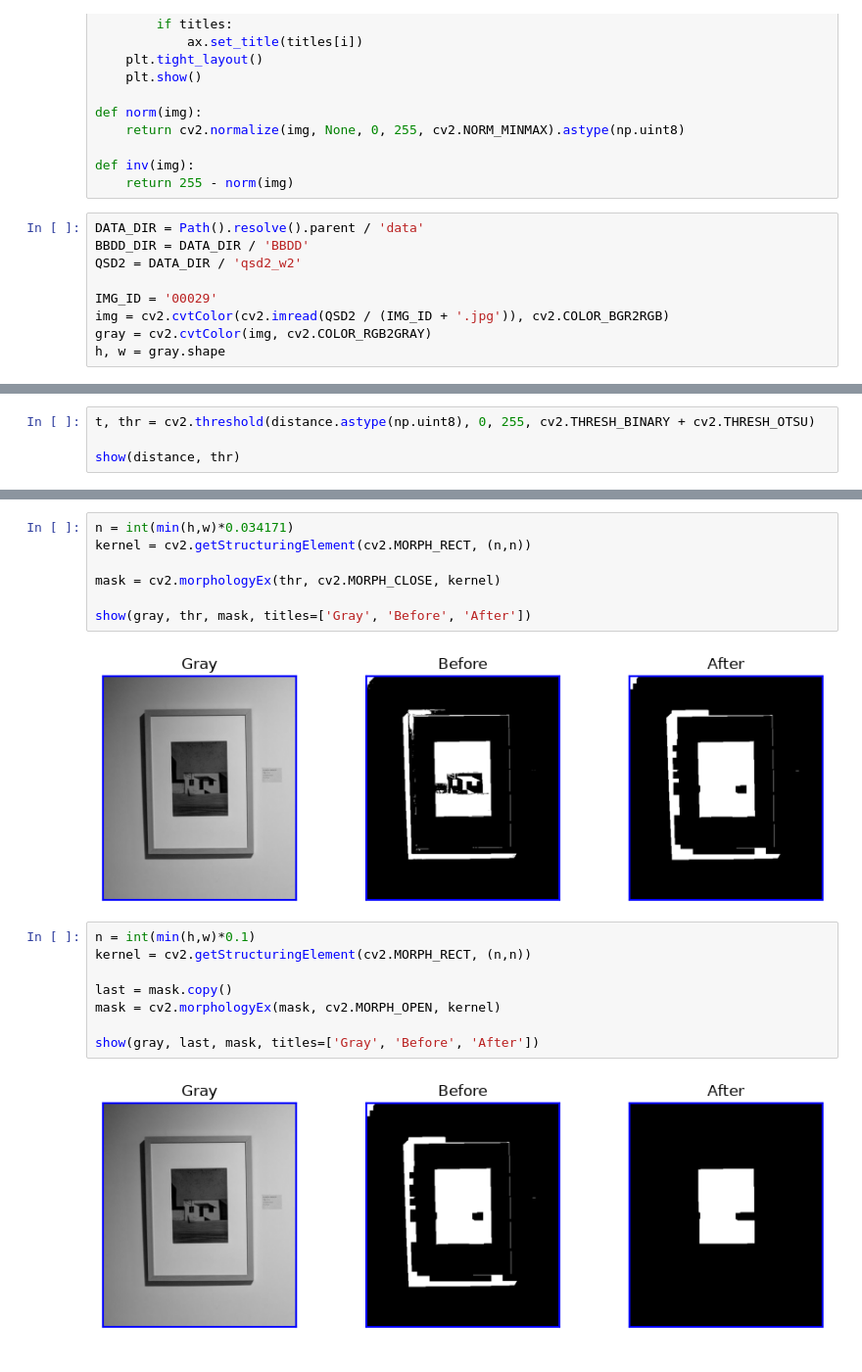
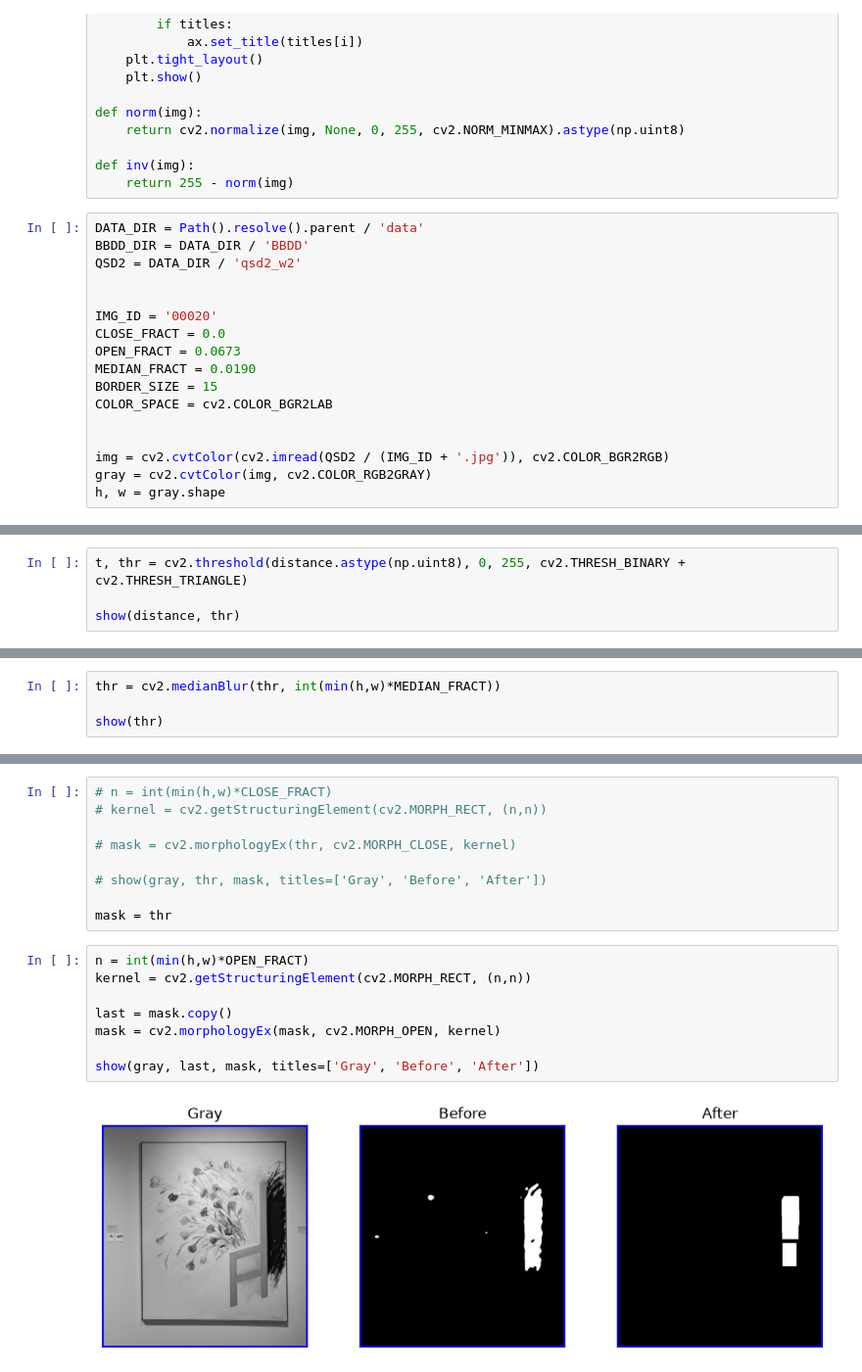
Before and after one commit to MCV-2026-C1-Project/Team6, a Jupyter notebook: w2/dist.ipynb, the cells around one changed output, grey strips where cells are left out. Shown at 98% size. Cells and saved outputs as stored; diff of their text form.

```diff
--- a/w2/dist.ipynb
+++ b/w2/dist.ipynb
@@ -36,7 +36,15 @@ DATA_DIR = Path().resolve().parent / 'data'
 BBDD_DIR = DATA_DIR / 'BBDD'
 QSD2 = DATA_DIR / 'qsd2_w2'
 
-IMG_ID = '00029'
+
+IMG_ID = '00020'
+CLOSE_FRACT = 0.0
+OPEN_FRACT = 0.0673
+MEDIAN_FRACT = 0.0190
+BORDER_SIZE = 15
+COLOR_SPACE = cv2.COLOR_BGR2LAB
+
+
 img = cv2.cvtColor(cv2.imread(QSD2 / (IMG_ID + '.jpg')), cv2.COLOR_BGR2RGB)
 gray = cv2.cvtColor(img, cv2.COLOR_RGB2GRAY)
 h, w = gray.shape
@@ -65,5 +106,5 @@ show(img, distance)
 # %%
-t, thr = cv2.threshold(distance.astype(np.uint8), 0, 255, cv2.THRESH_BINARY + cv2.THRESH_OTSU)
+t, thr = cv2.threshold(distance.astype(np.uint8), 0, 255, cv2.THRESH_BINARY + cv2.THRESH_TRIANGLE)
 
 show(distance, thr)
 # %% [output]
@@ -70,0 +112,4 @@ show(distance, thr)
+# %%
+thr = cv2.medianBlur(thr, int(min(h,w)*MEDIAN_FRACT))
+
+show(thr)
@@ -71,22 +118,22 @@ show(distance, thr)
 # %%
-n = int(min(h,w)*0.034171)
-kernel = cv2.getStructuringElement(cv2.MORPH_RECT, (n,n))
+# n = int(min(h,w)*CLOSE_FRACT)
+# kernel = cv2.getStructuringElement(cv2.MORPH_RECT, (n,n))
 
-mask = cv2.morphologyEx(thr, cv2.MORPH_CLOSE, kernel)
+# mask = cv2.morphologyEx(thr, cv2.MORPH_CLOSE, kernel)
 
-show(gray, thr, mask, titles=['Gray', 'Before', 'After'])
+# show(gray, thr, mask, titles=['Gray', 'Before', 'After'])
+
+mask = thr
-# %% [output]
-[figure, removed]
 # %%
-n = int(min(h,w)*0.1)
+n = int(min(h,w)*OPEN_FRACT)
 kernel = cv2.getStructuringElement(cv2.MORPH_RECT, (n,n))
 
 last = mask.copy()
 mask = cv2.morphologyEx(mask, cv2.MORPH_OPEN, kernel)
 
 show(gray, last, mask, titles=['Gray', 'Before', 'After'])
 # %% [output]
-[figure, old version]
+[figure, new version]
 # %%
 gt = cv2.imread(QSD2 / (IMG_ID+'.png'), cv2.IMREAD_GRAYSCALE)
 
```
Also changed, not shown: parts of 7 cells of this notebook, 4 other files.
